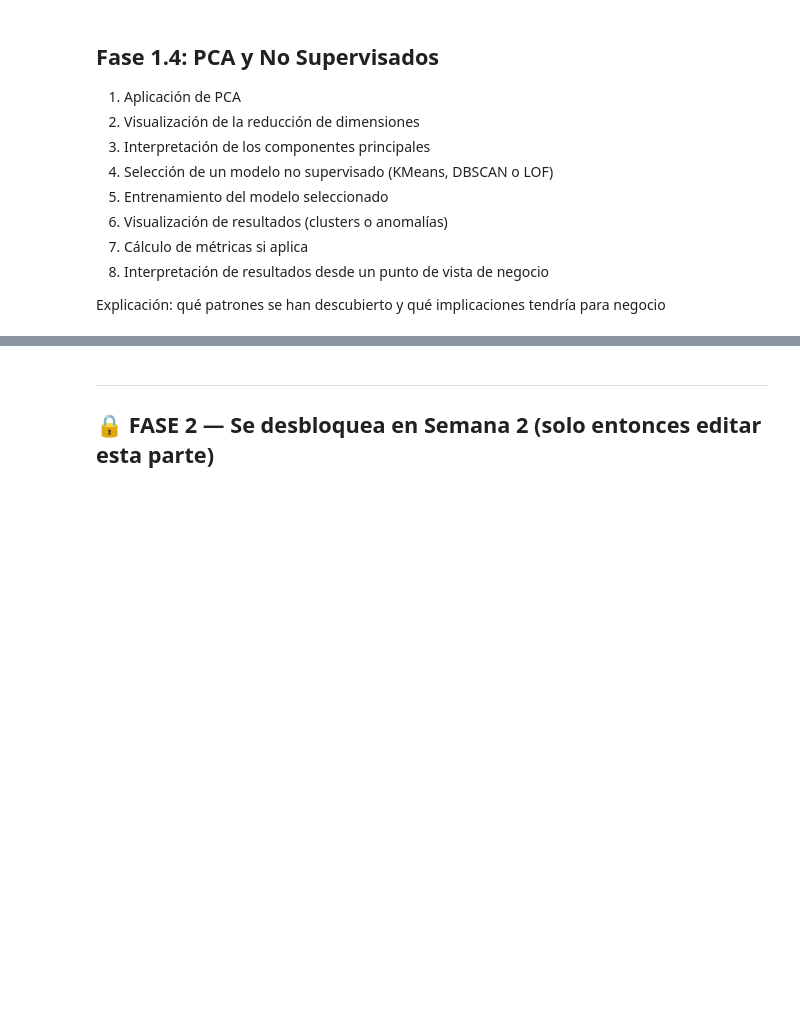
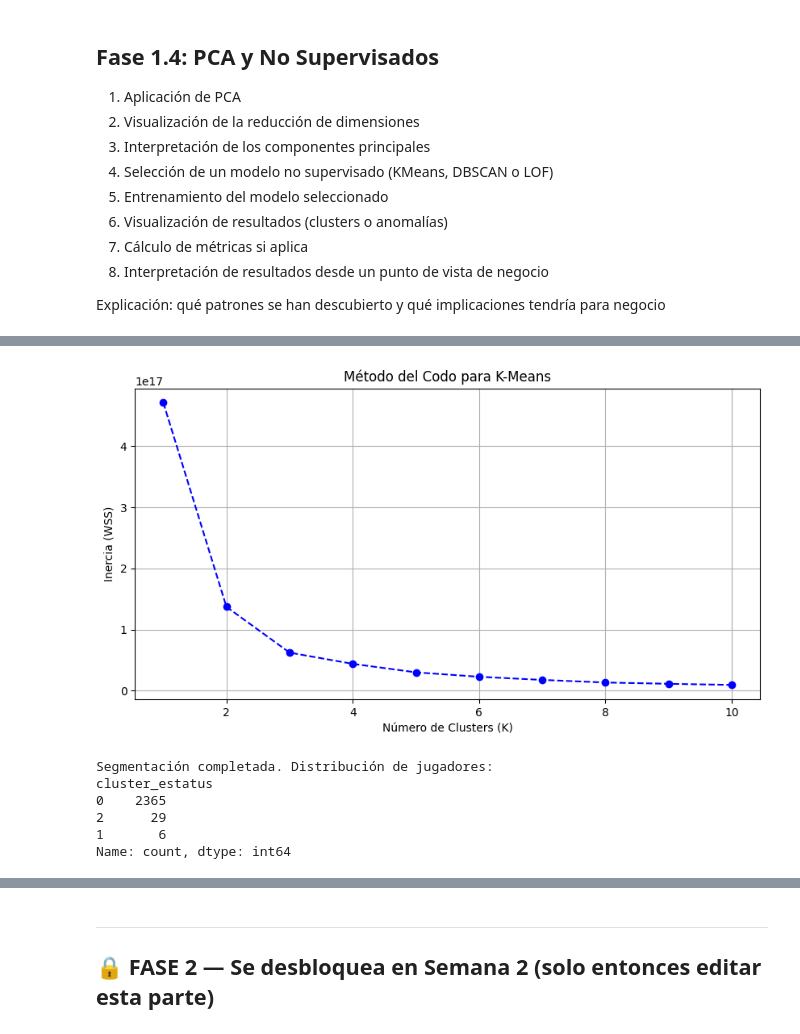
Before and after one commit to amarchenac-ops/repositoryanthony, a Jupyter notebook: [00] - Workshops/Workshop_ML_PartTime.ipynb, the cells around one changed output, grey strips where cells are left out. Saved outputs shown, nothing was run; the diff lists cells and outputs as text; code cells hidden in the pictures; blank space fills up the shorter version.

```diff
--- a/[00] - Workshops/Workshop_ML_PartTime.ipynb
+++ b/[00] - Workshops/Workshop_ML_PartTime.ipynb
@@ -699,0 +767,45 @@ Explicación: qué patrones se han descubierto y qué implicaciones tendría par
+# %%
+from sklearn.cluster import KMeans
+
+# 1. Preparamos los datos del PCA (usamos PC1 y PC2 que tienen el 99% de la info)
+X_kmeans = df_pca[['PC1', 'PC2']]
+
+# 2. Calculamos la inercia para diferentes valores de K
+inercia = []
+for k in range(1, 11):
+    kmeans = KMeans(n_clusters=k, random_state=42, n_init=10)
+    kmeans.fit(X_kmeans)
+    inercia.append(kmeans.inertia_)
+
+# 3. Graficamos el Método del Codo
+plt.figure(figsize=(10, 5))
+plt.plot(range(1, 11), inercia, marker='o', linestyle='--', color='blue')
+plt.title('Método del Codo para K-Means')
+plt.xlabel('Número de Clusters (K)')
+plt.ylabel('Inercia (WSS)')
+plt.grid(True)
+plt.show()
+# %% [output]
+[figure, added]
+# %%
+from sklearn.cluster import KMeans
+
+# 1. Configuramos K-Means con el K elegido (3)
+kmeans = KMeans(n_clusters=3, random_state=42, n_init=10)
+
+# 2. Entrenamos y asignamos los clusters
+# Usamos los datos del PCA para que la segmentación sea limpia
+clusters = kmeans.fit_predict(pca_data[:, :2])
+
+# 3. Guardamos el resultado en nuestro DataFrame original para saber quién es quién
+df_final['cluster_estatus'] = clusters
+
+print("Segmentación completada. Distribución de jugadores:")
+print(df_final['cluster_estatus'].value_counts())
+# %% [output]
+Segmentación completada. Distribución de jugadores:
+cluster_estatus
+0    2365
+2      29
+1       6
+Name: count, dtype: int64
```
Also changed, not shown: parts of 7 cells of this notebook.
